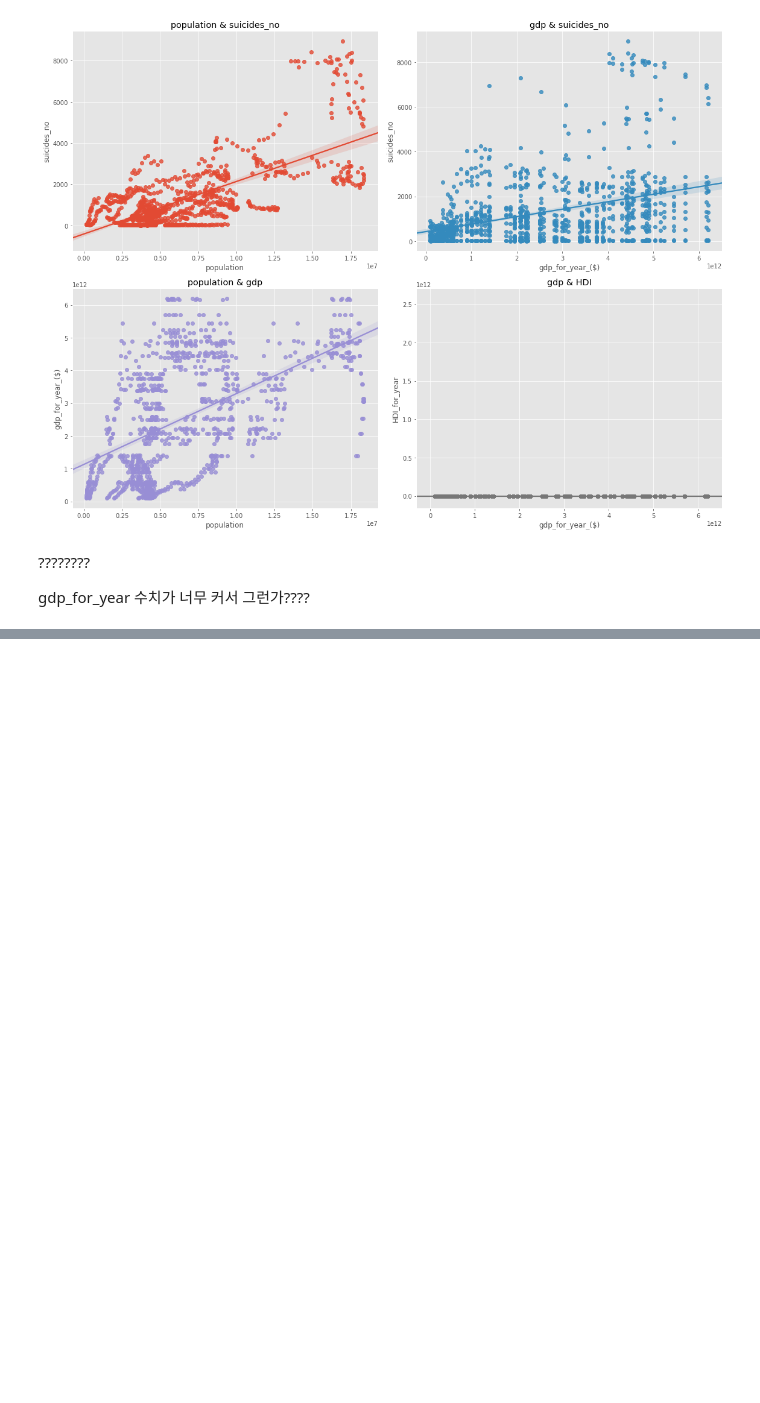
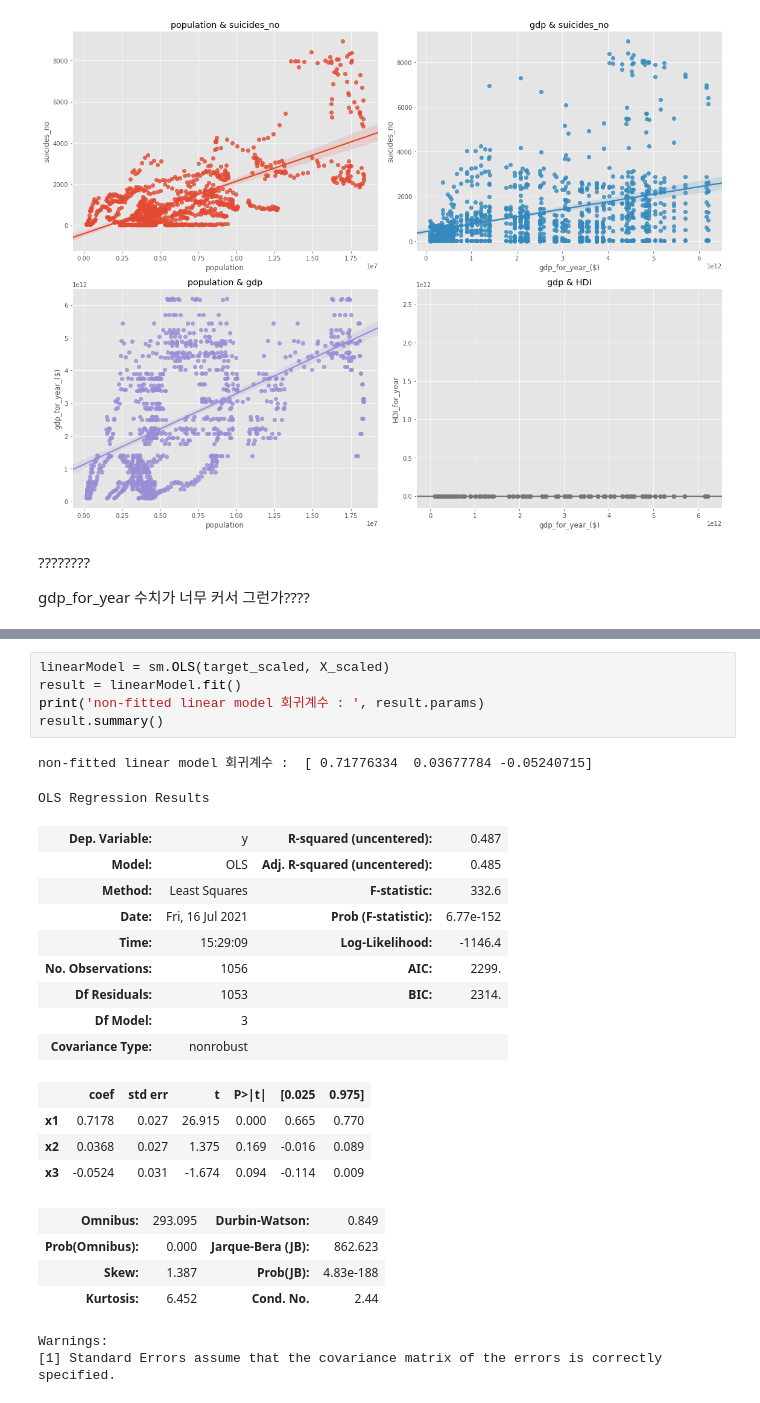
Before and after one commit to skdbsxir/DS-Studying, a Jupyter notebook: [Self Project]/X001-4. Suicides Rates Overview.ipynb, the cells around one changed output, grey strips where cells are left out. Cells and saved outputs as stored; diff of their text form; blank space fills up the shorter version.

```diff
--- a/[Self Project]/X001-4. Suicides Rates Overview.ipynb
+++ b/[Self Project]/X001-4. Suicides Rates Overview.ipynb
@@ -199,0 +232,27 @@ gdp_for_year 수치가 너무 커서 그런가????
+# %%
+linearModel = sm.OLS(target_scaled, X_scaled)
+result = linearModel.fit()
+print('non-fitted linear model 회귀계수 : ', result.params)
+result.summary()
+# %% [output]
+non-fitted linear model 회귀계수 :  [ 0.71776334  0.03677784 -0.05240715]
+OLS Regression Results
+| Dep. Variable: | y | R-squared (uncentered): | 0.487 |
+| Model: | OLS | Adj. R-squared (uncentered): | 0.485 |
+| Method: | Least Squares | F-statistic: | 332.6 |
+| Date: | Fri, 16 Jul 2021 | Prob (F-statistic): | 6.77e-152 |
+| Time: | 15:29:09 | Log-Likelihood: | -1146.4 |
+| No. Observations: | 1056 | AIC: | 2299. |
+| Df Residuals: | 1053 | BIC: | 2314. |
+| Df Model: | 3 |  |  |
+| Covariance Type: | nonrobust |  |  |
+|  | coef | std err | t | P>|t| | [0.025 | 0.975] |
+| x1 | 0.7178 | 0.027 | 26.915 | 0.000 | 0.665 | 0.770 |
+| x2 | 0.0368 | 0.027 | 1.375 | 0.169 | -0.016 | 0.089 |
+| x3 | -0.0524 | 0.031 | -1.674 | 0.094 | -0.114 | 0.009 |
+| Omnibus: | 293.095 | Durbin-Watson: | 0.849 |
+| Prob(Omnibus): | 0.000 | Jarque-Bera (JB): | 862.623 |
+| Skew: | 1.387 | Prob(JB): | 4.83e-188 |
+| Kurtosis: | 6.452 | Cond. No. | 2.44 |
+Warnings:
+[1] Standard Errors assume that the covariance matrix of the errors is correctly specified.
```
Also changed, not shown: parts of 5 cells of this notebook.
